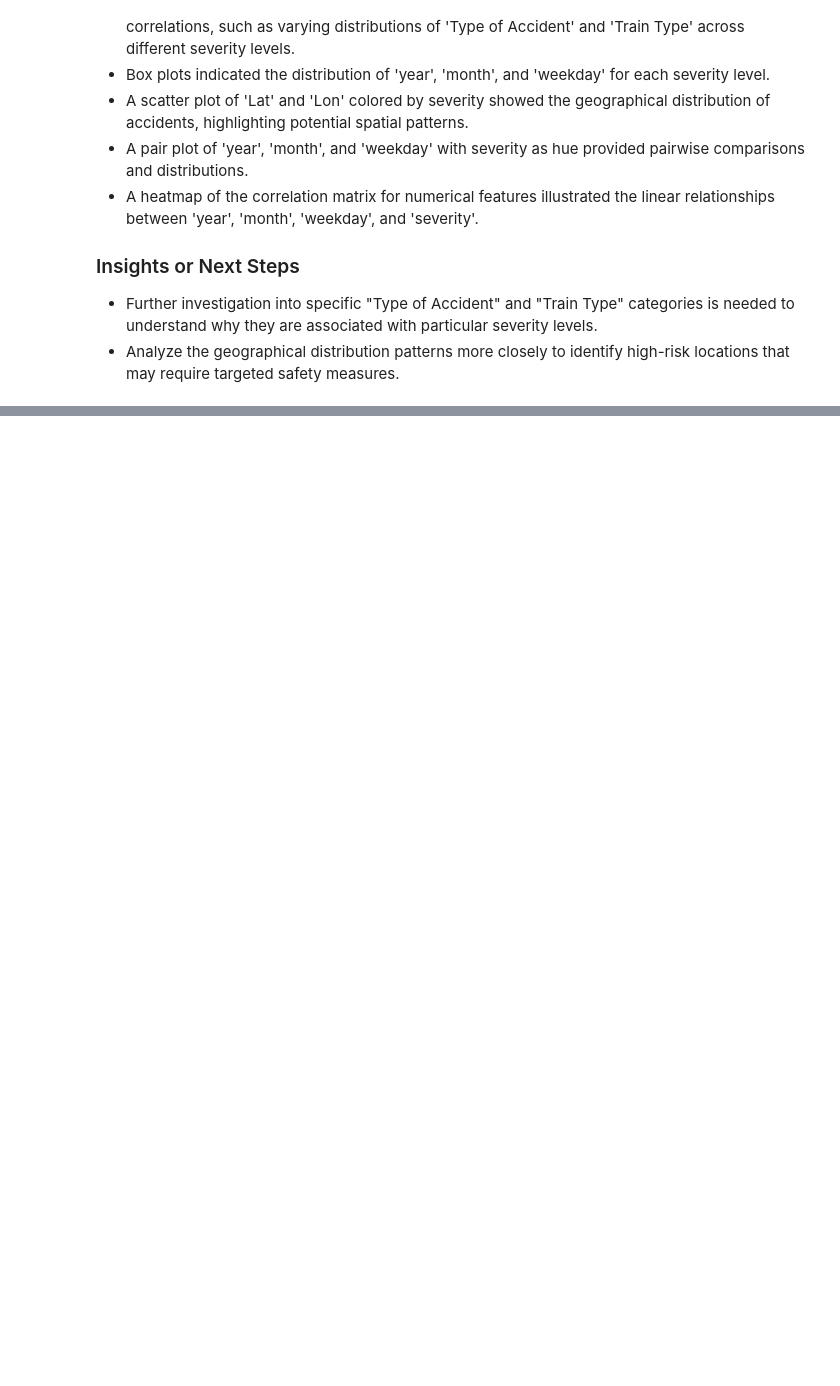
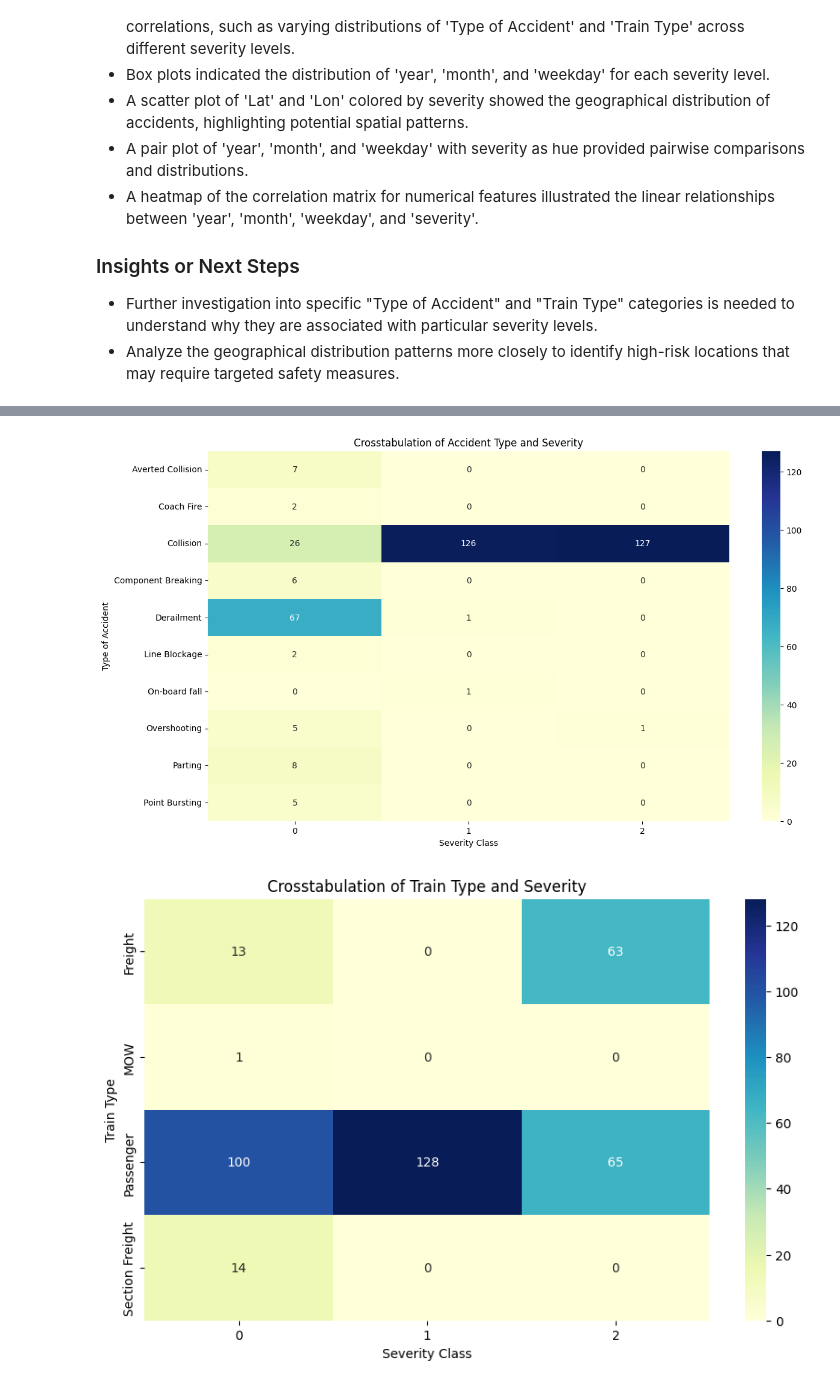
Before and after one commit to HBSAIKAT/Railway-Accident-Severity-Prediction, a Jupyter notebook: acdt.ipynb, the cells around one changed output, grey strips where cells are left out. Drawn from its saved outputs; the diff is of its cells as text; code cells hidden in the pictures; blank space fills up the shorter version.

```diff
--- a/acdt.ipynb
+++ b/acdt.ipynb
@@ -745,0 +748,2 @@ plt.show()
+# %%
+df = pd.read_csv('Final_augmented_data_acdt.csv')
@@ -745,0 +759,31 @@ plt.show()
+# %%
+# Further investigation into 'Type of Accident' and 'severity'
+plt.figure(figsize=(14, 8))
+sns.heatmap(pd.crosstab(df['Type of Accident'], df['severity']), annot=True, fmt='d', cmap='YlGnBu')
+plt.title('Crosstabulation of Accident Type and Severity')
+plt.xlabel('Severity Class')
+plt.ylabel('Type of Accident')
+plt.savefig('accident_type_severity_heatmap.png')
+plt.show()
+
+# Further investigation into 'Train Type' and 'severity'
+plt.figure(figsize=(10, 6))
+sns.heatmap(pd.crosstab(df['Train Type'], df['severity']), annot=True, fmt='d', cmap='YlGnBu')
+plt.title('Crosstabulation of Train Type and Severity')
+plt.xlabel('Severity Class')
+plt.ylabel('Train Type')
+plt.savefig('train_type_severity_heatmap.png')
+plt.show()
+
+# Analyze geographical distribution patterns more closely
+plt.figure(figsize=(12, 10))
+sns.scatterplot(x='Lon', y='Lat', hue='severity', size='severity', data=df, palette='viridis', sizes=(50, 200), alpha=0.6)
+plt.title('Geographical Distribution of Accident Severity with Size indicating Severity')
+plt.xlabel('Longitude')
+plt.ylabel('Latitude')
+plt.legend(title='Severity Class')
+plt.savefig('geographical_severity_scatterplot_sized.png')
+plt.show()
+# %% [output]
+[figure, added]
+[figure, added]
```
Also changed, not shown: parts of 45 cells of this notebook.
